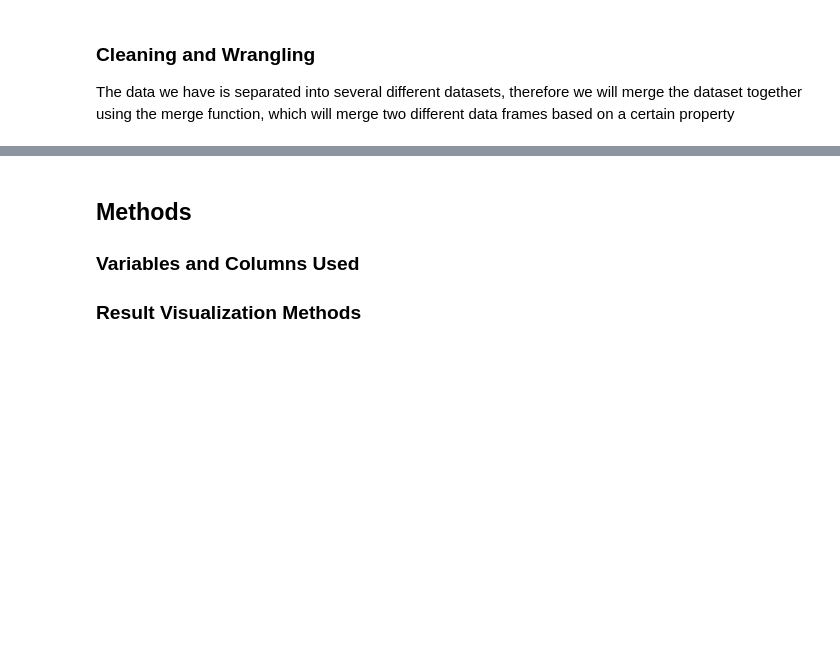
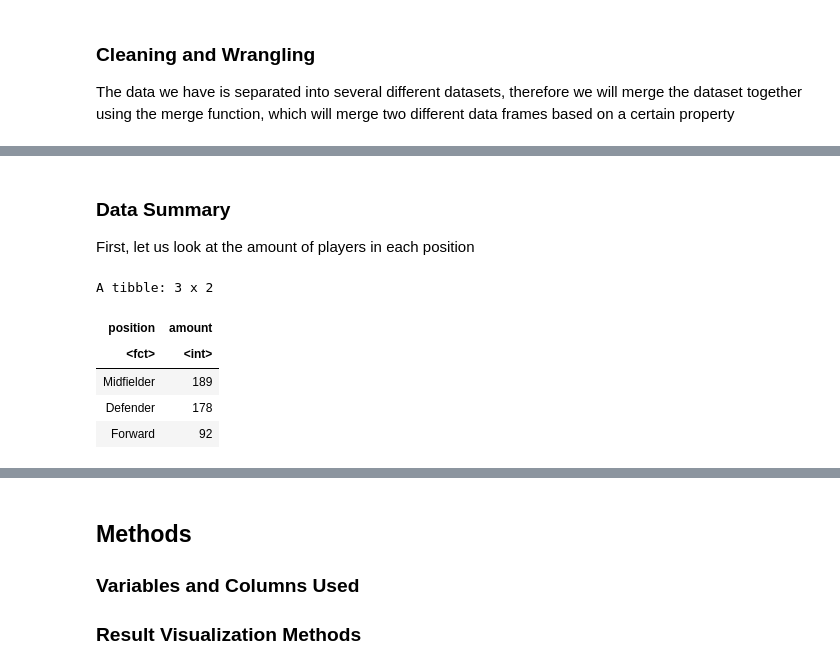
Before and after one commit to JoelGunawan/dsci-100-009-group-8, a Jupyter notebook: Proposal.ipynb, the cells around one changed output, grey strips where cells are left out. Drawn from its saved outputs; the diff is of its cells as text; code cells hidden in the pictures; blank space fills up the shorter version.

```diff
--- a/Proposal.ipynb
+++ b/Proposal.ipynb
@@ -42,0 +123,15 @@ We will wrangle the data in several ways before we can use it. First of all, we
+# %% [markdown]
+### Data Summary
+First, let us look at the amount of players in each position
+# %%
+pos_count <- football_train |>
+    group_by(position) |>
+    summarize(amount = n())
+pos_count
+# %% [output]
+A tibble: 3 x 2
+| position | amount |
+| <fct> | <int> |
+| Midfielder | 189 |
+| Defender | 178 |
+| Forward | 92 |
```
Also changed, not shown: parts of 11 cells of this notebook.
